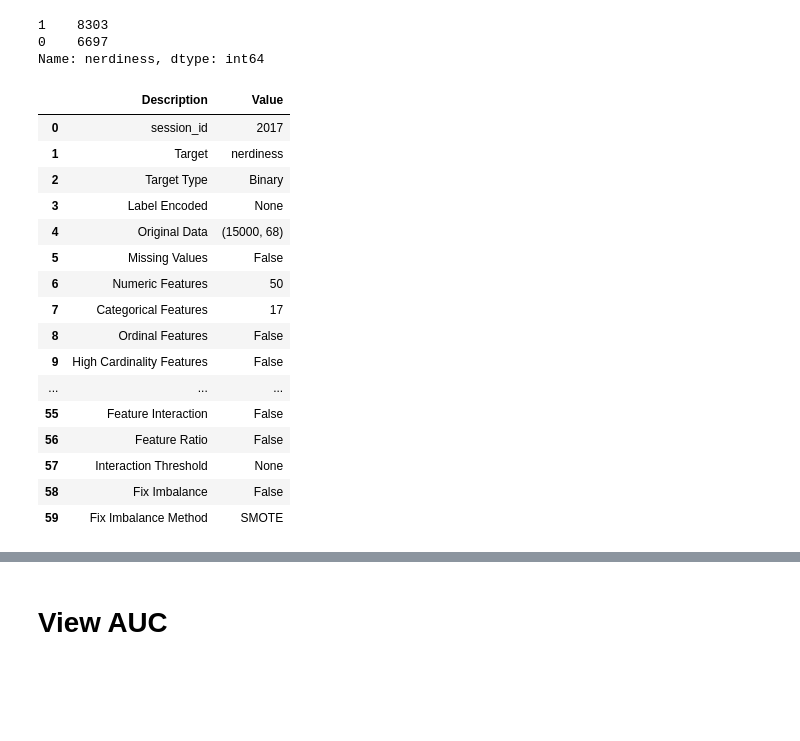
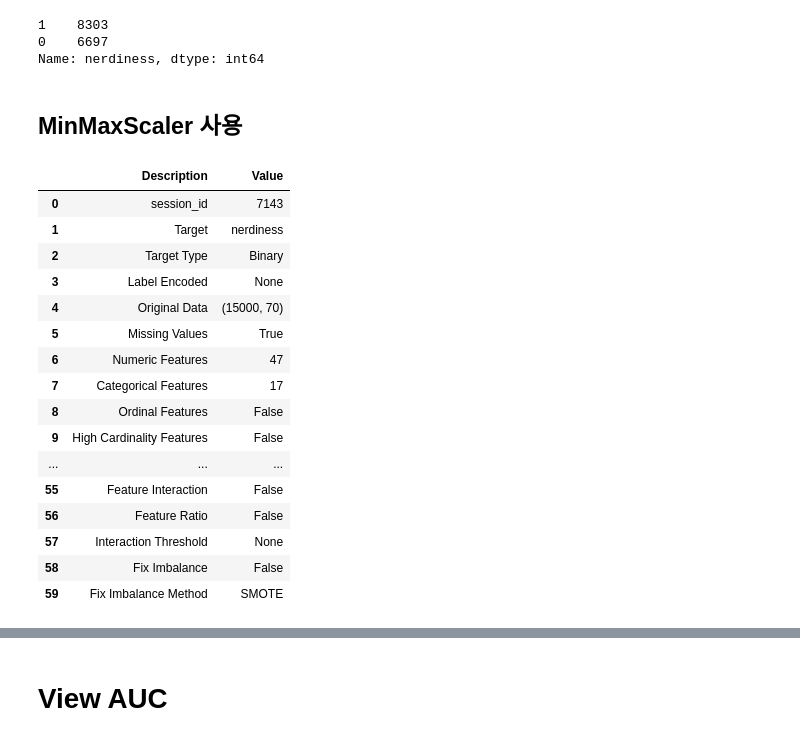
Before and after one commit to harandal24601/nerdiness, a Jupyter notebook: AutoML_ansemble.ipynb, the cells around one changed output, grey strips where cells are left out. Saved outputs shown, nothing was run; the diff lists cells and outputs as text; code cells hidden in the pictures; blank space fills up the shorter version.

```diff
--- a/AutoML_ansemble.ipynb
+++ b/AutoML_ansemble.ipynb
@@ -88,0 +112,2 @@ test = test.drop(['index', 'country'],axis = 1)
+# %% [markdown]
+## MinMaxScaler 사용
@@ -89,25 +120,43 @@ test = test.drop(['index', 'country'],axis = 1)
 # %%
 from pycaret.classification import *
-# %%
-pycaret_clf = setup(data = train, target = 'nerdiness')
-# %% [output]
-|  | Description | Value |
-| 0 | session_id | 2017 |
-| 1 | Target | nerdiness |
-| 2 | Target Type | Binary |
-| 3 | Label Encoded | None |
-| 4 | Original Data | (15000, 68) |
-| 5 | Missing Values | False |
-| 6 | Numeric Features | 50 |
-| 7 | Categorical Features | 17 |
-| 8 | Ordinal Features | False |
-| 9 | High Cardinality Features | False |
-| ... | ... | ... |
-| 55 | Feature Interaction | False |
-| 56 | Feature Ratio | False |
-| 57 | Interaction Threshold | None |
-| 58 | Fix Imbalance | False |
-| 59 | Fix Imbalance Method | SMOTE |
+# %%
+pycaret_clf = setup(data = train,
+                    target = 'nerdiness',
+
+                    ignore_features=['index', 'country', 'age', 'gender','familysize'],
+                    numeric_features = ['Q1', 'Q2', 'Q3', 'Q4', 'Q5', 'Q6', 'Q7',
+                                        'Q8', 'Q9', 'Q10', 'Q11', 'Q12', 'Q13', 'Q14',
+                                        'Q15', 'Q16', 'Q17', 'Q18', 'Q19', 'Q20',
+                                        'Q21', 'Q22', 'Q23', 'Q24', 'Q25', 'Q26',
+                                        'TIPI1', 'TIPI2', 'TIPI3', 'TIPI4', 'TIPI5',
+                                        'TIPI6', 'TIPI7', 'TIPI8', 'TIPI9', 'TIPI10'],
+
+                    normalize=True,
+                    normalize_method='minmax',
+                    fold=10,
+
+                    silent=True, # feature attribute 확인 메시지 skip
+
+                    use_gpu=True # gpu use option
+                    )
+# %% [output]
+|  | Description | Value |
+| 0 | session_id | 7143 |
+| 1 | Target | nerdiness |
+| 2 | Target Type | Binary |
+| 3 | Label Encoded | None |
+| 4 | Original Data | (15000, 70) |
+| 5 | Missing Values | True |
+| 6 | Numeric Features | 47 |
+| 7 | Categorical Features | 17 |
+| 8 | Ordinal Features | False |
+| 9 | High Cardinality Features | False |
+| ... | ... | ... |
+| 55 | Feature Interaction | False |
+| 56 | Feature Ratio | False |
+| 57 | Interaction Threshold | None |
+| 58 | Fix Imbalance | False |
+| 59 | Fix Imbalance Method | SMOTE |
 # %%
 best_3 = compare_models(sort='AUC',n_select=3)
 # %% [output]
```
Also changed, not shown: parts of 29 cells of this notebook, 1 other file.
